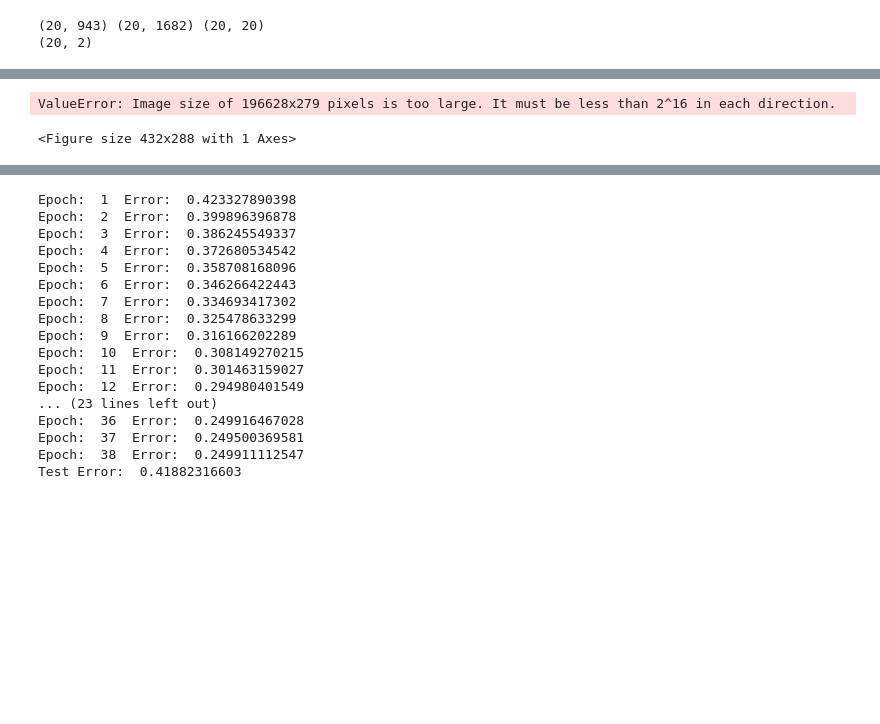
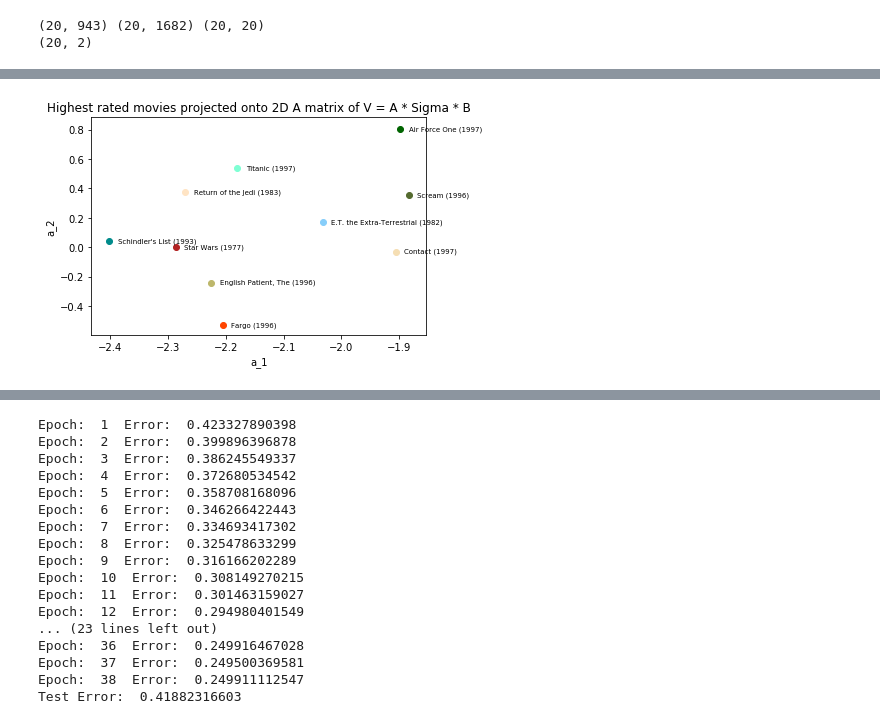
Before and after one commit to aguerra7002/CS155Project2, a Jupyter notebook: project2Part5.ipynb, the cells around one changed output, grey strips where cells are left out. Cells and saved outputs as stored; diff of their text form; code cells hidden in the pictures; blank space fills up the shorter version.

```diff
--- a/project2Part5.ipynb
+++ b/project2Part5.ipynb
@@ -390,26 +390,26 @@ plt.show()
 # %%
 # Indices of 10 highest rated movies on average
-highestRatedIndices = [ 49, 99, 126, 3, 180, 5, 6, 7, 8, 9]
+highestRatedIndices = [ 49,  99, 180, 257, 285, 287, 299, 312, 317, 422]
+#  49, 99, 126, 3, 180, 5, 6, 7, 8, 9 -OLD INDICES, these are incorrect.
 
 vx3 = [vx[index] for index in highestRatedIndices]
 vy3 = [vy[index] for index in highestRatedIndices]
 
 toUseRat = []
 for i in range(20, 121, 10):
     toUseRat.append(sorted_names[i])
 
 plt.clf()
 for i in range(len(vx3)):
     x, y = vx3[i], vy3[i]
     plt.scatter(x, y, color=toUseRat[i])
     plt.text(x+.015, y-.01, movieNames[highestRatedIndices[i]], fontsize=7)
-plt.title('Highest rated movies projected onto 2D A matrix of V = A *embedded-picture Sigma * B')
+plt.title('Highest rated movies projected onto 2D A matrix of V = A * Sigma * B')
 plt.xlabel('a_1')
 plt.ylabel('a_2')
 plt.show()
 # %% [output]
-ValueError: Image size of 196628x279 pixels is too large. It must be less than 2^16 in each direction.
-<Figure size 432x288 with 1 Axes>
+[figure, added]
 # %%
 # Indices of 30 movies from 3 genres from Part 4
 genreIndices = [137, 794,  62, 456, 621, 790, 307, 861, 622, 819, # child
```
Also changed, not shown: parts of 7 cells of this notebook.
